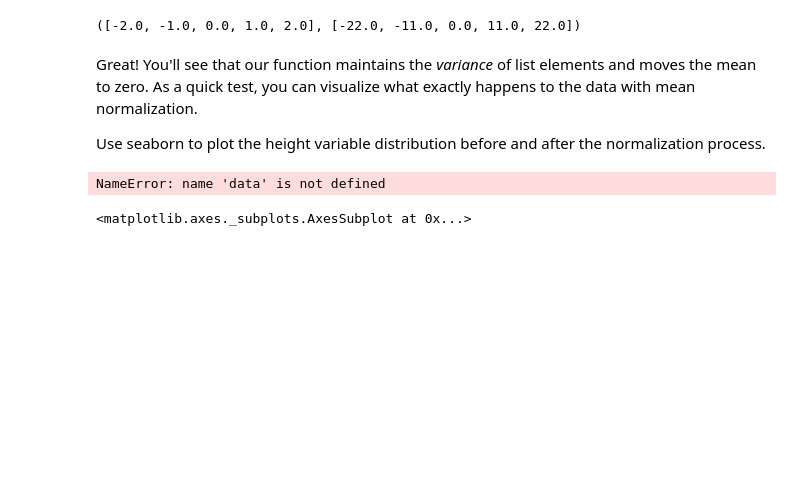
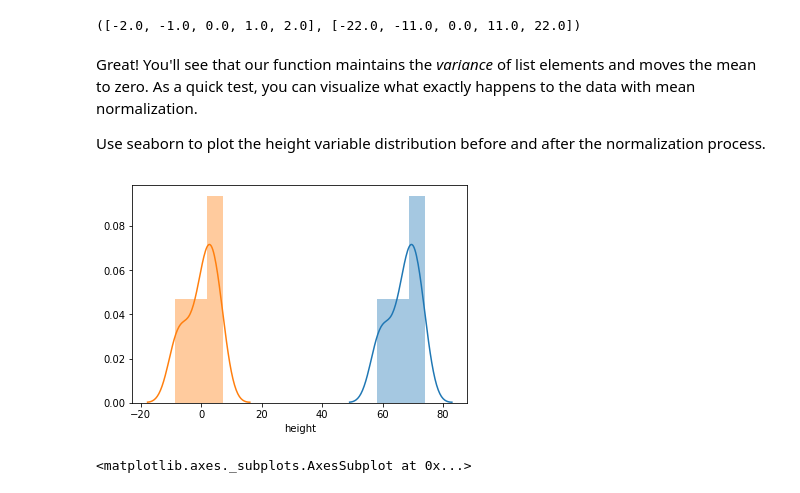
Before and after one commit to minnaf/dsc-correlation-covariance-lab-nyc-ds-060319, a Jupyter notebook: index.ipynb, the cells around one changed output. Cells and saved outputs as stored; diff of their text form; code cells hidden in the pictures; blank space fills up the shorter version.

```diff
--- a/index.ipynb
+++ b/index.ipynb
@@ -109,14 +109,14 @@ Use seaborn to plot the height variable distribution before and after the normal
 # %%
 import seaborn as sns
 
 # Visualize the height data distribution before and after mean normalization
 % matplotlib inline
 height = mean_normalize(df['height'])
 import seaborn as sns
-sns.distplot(df['height)
+sns.distplot(df['height'])
 sns.distplot(height);
 # %% [output]
-NameError: name 'data' is not defined
+[figure, added]
 # %%
 # %% [output]
 <matplotlib.axes._subplots.AxesSubplot at 0x...>
```
